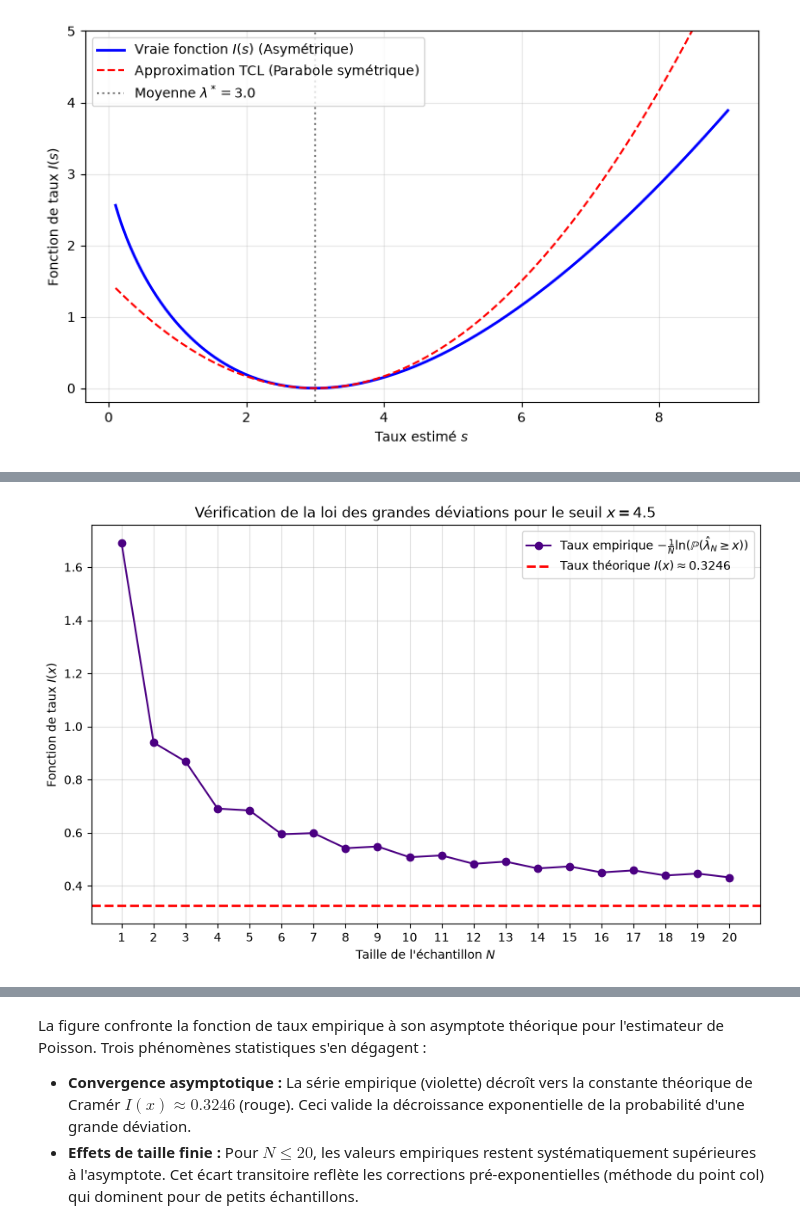
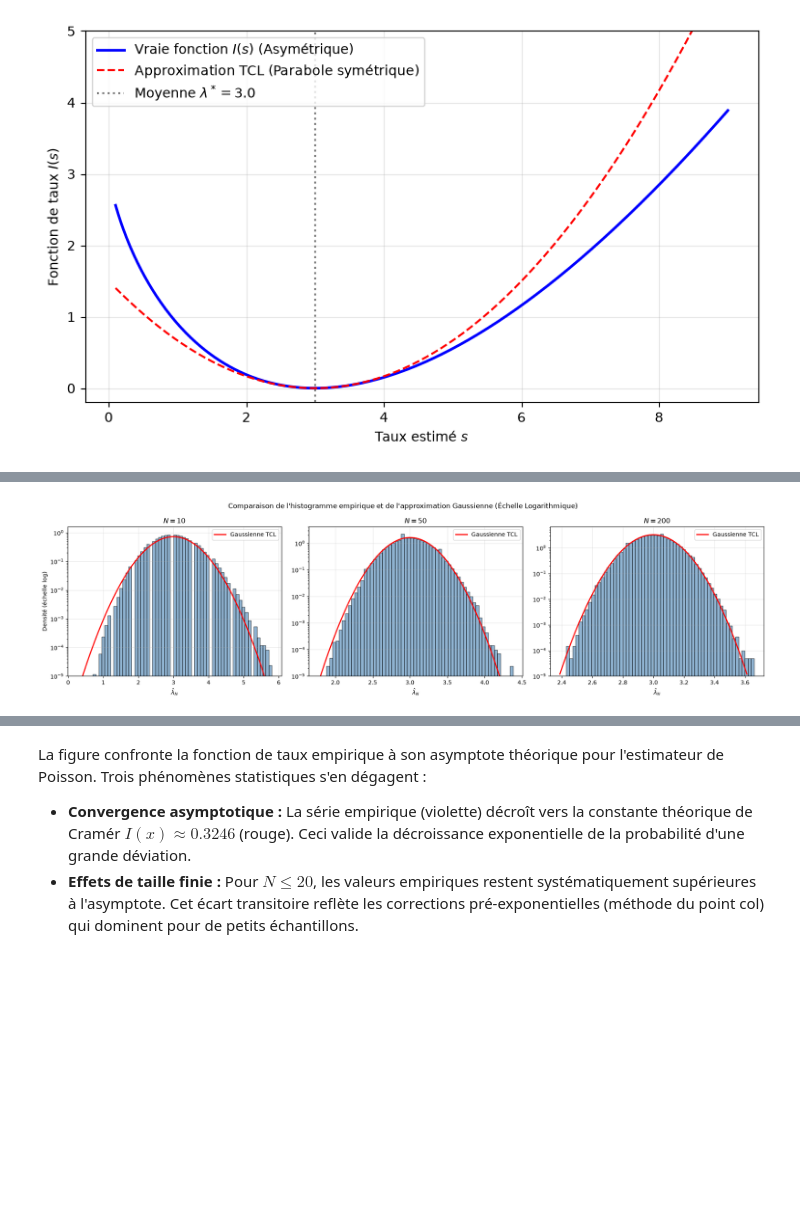
Before and after one commit to Brieucjub/homework1, a Jupyter notebook: homework1_exo2.ipynb, the cells around one changed output, grey strips where cells are left out. Drawn from its saved outputs; the diff is of its cells as text; code cells hidden in the pictures; blank space fills up the shorter version.

```diff
--- a/homework1_exo2.ipynb
+++ b/homework1_exo2.ipynb
@@ -375,53 +372,41 @@ L'implémentation algorithmique doit contourner le problème d'extinction numér
 # %%
-# Paramétrage spécifique aux événements rares
-x_seuil = 4.5
-M_gd = 10000000
-valeurs_N_gd = np.arange(1, 21)
+valeurs_N_tcl = [10, 50, 200]
+M_experiences = 1000000  # 1 million d'expériences pour observer les queues de distribution
 
-# Calcul de la constante asymptotique théorique I(x)
-taux_theorique = x_seuil * np.log(x_seuil / lambda_star) - x_seuil + lambda_star
+fig, axes = plt.subplots(1, 3, figsize=(18, 5))
+fig.suptitle("Comparaison de l'histogramme empirique et de l'approximation Gaussienne (Échelle Logarithmique)")
 
-probabilites_empiriques = []
-taux_empiriques = []
+for i, N in enumerate(valeurs_N_tcl):
+    # Simulation
+    echantillons = np.random.poisson(lambda_star, (M_experiences, N))
+    lambda_chapeau = np.mean(echantillons, axis=1)
 
-for n_courant in valeurs_N_gd:
-    # Allocation dynamique pour éviter la saturation de la RAM
-    matrice_echantillons_gd = np.random.poisson(lambda_star, (M_gd, n_courant))
-    estimateurs_gd = np.mean(matrice_echantillons_gd, axis=1)
+    # Paramètres de la loi normale limite
+    mu = lambda_star
+    sigma = np.sqrt(lambda_star / N)
 
-    # Évaluation de la fréquence de dépassement du seuil
-    nombre_occurences = np.sum(estimateurs_gd >= x_seuil)
-    prob_emp = nombre_occurences / M_gd
+    # Tracé de l'histogramme
+    axes[i].hist(lambda_chapeau, bins=60, density=True, alpha=0.6, color='steelblue', edgecolor='black')
 
-    # Traitement de l'extinction numérique (probabilité nulle)
-    if prob_emp > 0:
-        taux_emp = -(1 / n_courant) * np.log(prob_emp)
-    else:
-        taux_emp = np.nan
+    # Tracé de la loi Gaussienne
+    x = np.linspace(mu - 5*sigma, mu + 5*sigma, 1000)
+    y_gauss = (1 / (sigma * np.sqrt(2 * np.pi))) * np.exp(-0.5 * ((x - mu) / sigma)**2)
+    axes[i].plot(x, y_gauss, color='red', linewidth=2, label="Gaussienne TCL")
 
-    probabilites_empiriques.append(prob_emp)
-    taux_empiriques.append(taux_emp)
+    # Application de l'échelle logarithmique pour analyser les queues de distribution
+    axes[i].set_yscale('log')
+    # Limite inférieure de l'axe y pour éviter le bruit de fond
+    axes[i].set_ylim(bottom=1e-5)
 
-    # Libération explicite de la mémoire de la matrice courante
-    del matrice_echantillons_gd
-    del estimateurs_gd
+    axes[i].set_title(r"$N = {}$".format(N))
+    axes[i].set_xlabel(r"$\hat{\lambda}_{N}$")
+    if i == 0:
+        axes[i].set_ylabel("Densité (échelle log)")
+    axes[i].legend()
+    axes[i].grid(True, alpha=0.3)
 
-plt.figure(figsize=(10, 6))
-
-plt.plot(valeurs_N_gd, taux_empiriques, marker='o', linestyle='-', color='indigo',
-         label=r"Taux empirique $-\frac{1}{N}\ln(\mathbb{P}(\hat{\lambda}_{N} \geq x))$")
-
-plt.axhline(y=taux_theorique, color='red', linestyle='--', linewidth=2,
-            label=r"Taux théorique $I(x) \approx {:.4f}$".format(taux_theorique))
-
-plt.xlabel(r"Taille de l'échantillon $N$")
-plt.ylabel(r"Fonction de taux $I(x)$")
-plt.title(r"Vérification de la loi des grandes déviations pour le seuil $x = {}$".format(x_seuil))
-plt.legend()
-plt.grid(True, alpha=0.4)
-plt.xticks(valeurs_N_gd)
-
+plt.tight_layout()
 plt.show()
 plt.close()
 # %% [output]
-[figure, old version]
+[figure, new version]
```
Also changed, not shown: parts of 4 cells of this notebook.
